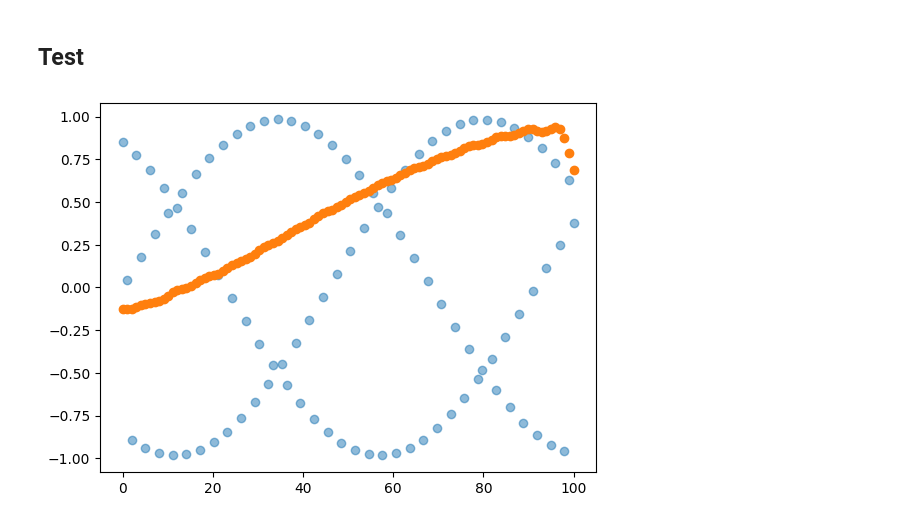
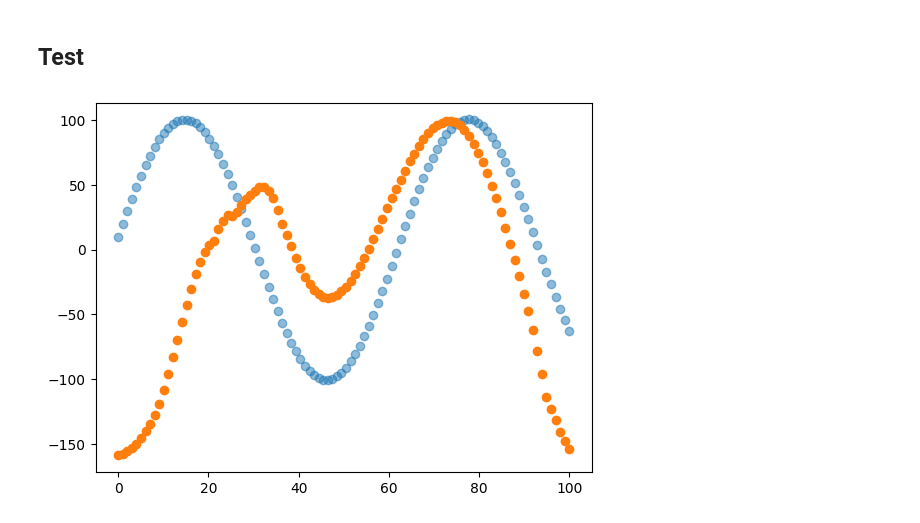
Before and after one commit to Hrrsmjd/fourier_neural_operator, a Jupyter notebook: temp/fourier_1d.ipynb, the cells around one changed output. Saved outputs shown, nothing was run; the diff lists cells and outputs as text; code cells hidden in the pictures.

```diff
--- a/temp/fourier_1d.ipynb
+++ b/temp/fourier_1d.ipynb
@@ -210,2 +224,5 @@ learning_rate_decay = 0.5
+# %%
+## Loss Function
+loss_function = nn.MSELoss()
 # %%
 ## Optimizer
@@ -325,0 +244,22 @@ KeyboardInterrupt:
+# %%
+## Training Loop
+def train_loop(dataloader, model, loss_function, optimizer):
+    size = len(dataloader.dataset)
+    for batch, (t, x) in enumerate(dataloader):
+        # Compute prediction and loss
+        pred = model(t)
+        loss = loss_function(pred, x)
+
+        # Backpropagation
+        optimizer.zero_grad()
+        loss.backward()
+        optimizer.step()
+
+        if batch % 100 == 0:
+            loss, current = loss.item(), batch * len(t)
+            print(f"loss: {loss:>7f}  [{current:>5d}/{size:>5d}]")
+# %%
+for t in range(epochs):
+    print(f"Epoch {t+1}\n-------------------------------")
+    train_loop(dataloader, model, loss_function, optimizer)
+print("Done!")
@@ -326,15 +284,9 @@ KeyboardInterrupt:
 # %% [markdown]
 ## Test
-# %%
-## Test
-# k = np.random.randint(1, 100)
-# m = np.random.randint(1, 100)
-# x0 = np.random.normal(0, 10)
-# v0 = np.random.normal(0, 10)
-# x_test = simple_harmonic_oscillator(k, m, x0, v0, t_test)
-
-plt.scatter(t, x_test, alpha=0.5)
-plt.scatter(t, model(t).detach())
-plt.show()
-# %% [output]
-[figure, removed]
+# %%
+## Test
+plt.scatter(t_test, x_test, alpha=0.5)
+plt.scatter(t_test, model(t_test).detach())
+plt.show()
+# %% [output]
+[figure, added]
```
Also changed, not shown: parts of 18 cells of this notebook, 1 other file.
